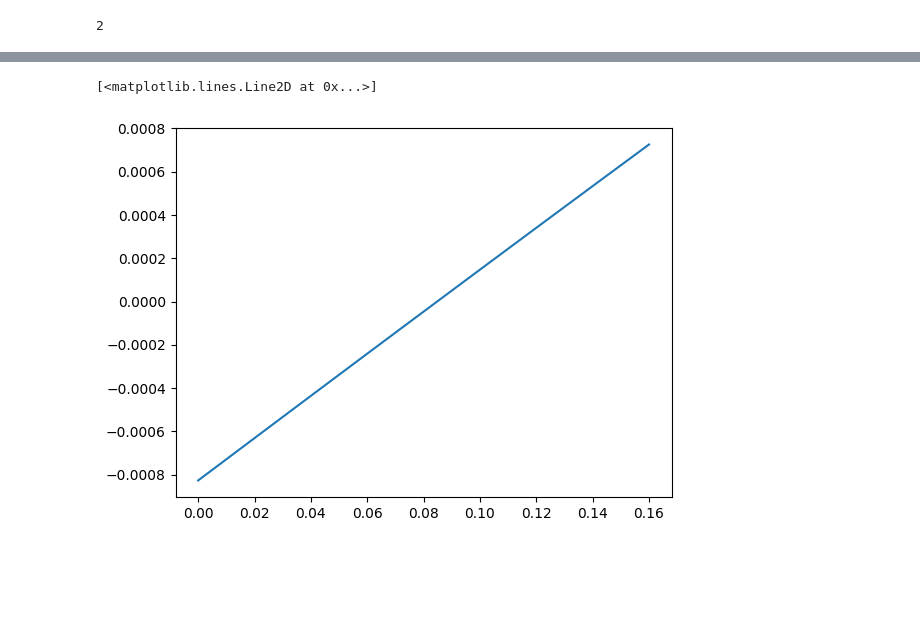
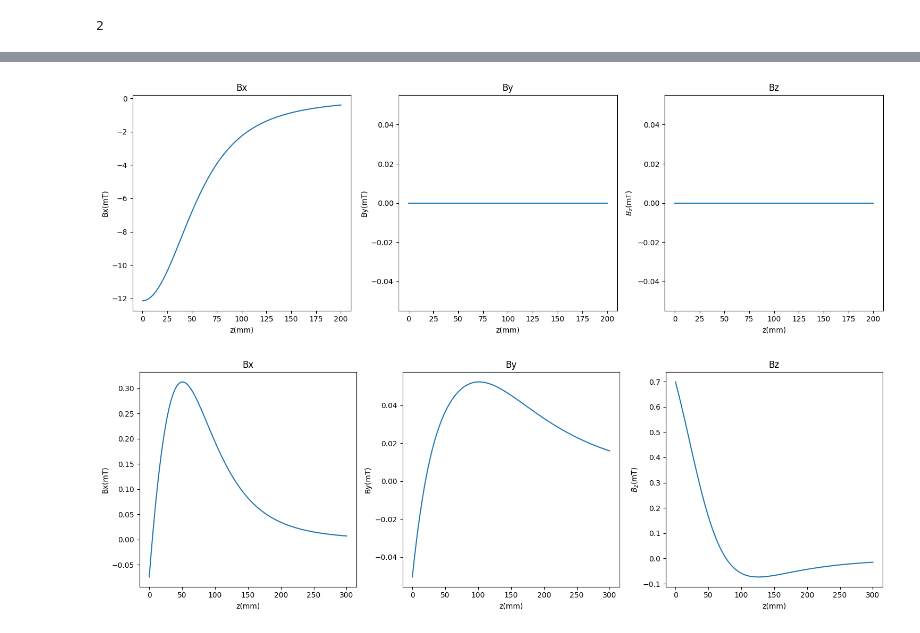
Before and after one commit to benfox4543/YB-zeeman-slower, a Jupyter notebook: halbach-1.ipynb, the cells around one changed output, grey strips where cells are left out. Saved outputs shown, nothing was run; the diff lists cells and outputs as text; code cells hidden in the pictures; blank space fills up the shorter version.

```diff
--- a/halbach-1.ipynb
+++ b/halbach-1.ipynb
@@ -148,10 +65,30 @@ array([-1.12899850e-05, -1.90488058e-19, -8.63651329e-05])
-# %%
-x = np.linspace(0,0.16,100)
-hal_field = []
-for i in x:
-    h = halbach.getB([i,0,0])
-    hal_field.append(h[2])
-plt.plot(x,hal_field)
-# %% [output]
-[<matplotlib.lines.Line2D at 0x...>]
-[figure, removed]
+# %%
+x = np.linspace(0,200,100)
+hal_fieldx = []
+hal_fieldy = []
+hal_fieldz = []
+x_p = []
+for i in x:
+    h = halbach.getB([0,0,i])
+    #if h[0]  > 0:
+    x_p.append(i)
+    hal_fieldx.append(h[0])
+    hal_fieldy.append(h[1])
+    hal_fieldz.append(h[2])
+fig, ax = plt.subplots(1,3,figsize=(15,5))
+ax[0].plot(x_p,np.array(hal_fieldx)*1e3)
+ax[0].set_title('Bx')
+ax[0].set_xlabel('z(mm)')
+ax[0].set_ylabel('Bx(mT)')
+ax[1].plot(x_p,np.array(hal_fieldy)*1e3)
+ax[1].set_title('By')
+ax[1].set_xlabel('z(mm)')
+ax[1].set_ylabel('By(mT)')
+ax[2].plot(x_p,np.array(hal_fieldz)*1e3)
+ax[2].set_title('Bz')
+ax[2].set_xlabel('z(mm)')
+ax[2].set_ylabel('$B_z$(mT)')
+plt.tight_layout()
+plt.show()
+# %% [output]
+[figure, added]
@@ -157,0 +254,31 @@ plt.plot(x,hal_field)
+# %%
+
+x = np.linspace(0,300,100)
+zee_fieldx = []
+zee_fieldy = []
+zee_fieldz = []
+x_p = []
+for i in x:
+    h = zeeman_prof.getB([0,0,i])
+    #if h[0]  > 0:
+    x_p.append(i)
+    zee_fieldx.append(h[0])
+    zee_fieldy.append(h[1])
+    zee_fieldz.append(h[2])
+fig, ax = plt.subplots(1,3,figsize=(15,5))
+ax[0].plot(x_p,np.array(zee_fieldx)*1e3)
+ax[0].set_title('Bx')
+ax[0].set_xlabel('z(mm)')
+ax[0].set_ylabel('Bx(mT)')
+ax[1].plot(x_p,np.array(zee_fieldy)*1e3)
+ax[1].set_title('By')
+ax[1].set_xlabel('z(mm)')
+ax[1].set_ylabel('By(mT)')
+ax[2].plot(x_p,np.array(zee_fieldz)*1e3)
+ax[2].set_title('Bz')
+ax[2].set_xlabel('z(mm)')
+ax[2].set_ylabel('$B_z$(mT)')
+plt.tight_layout()
+plt.show()
+# %% [output]
+[figure, added]
```
Also changed, not shown: parts of 10 cells of this notebook, 1 other file.
